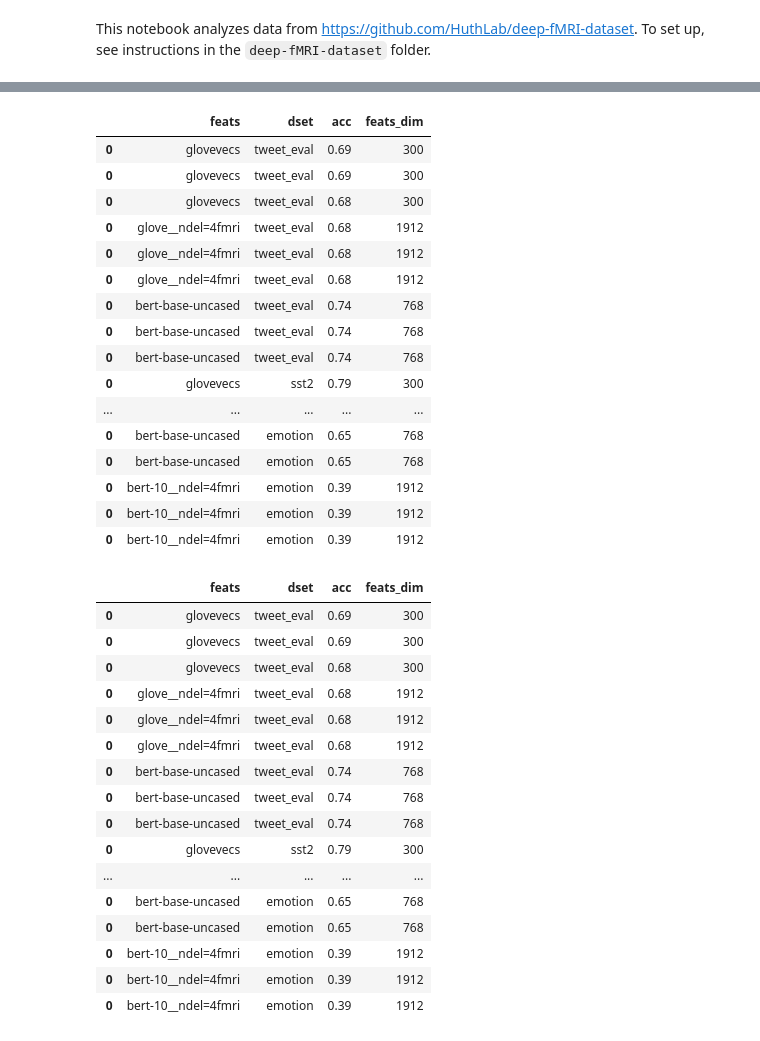
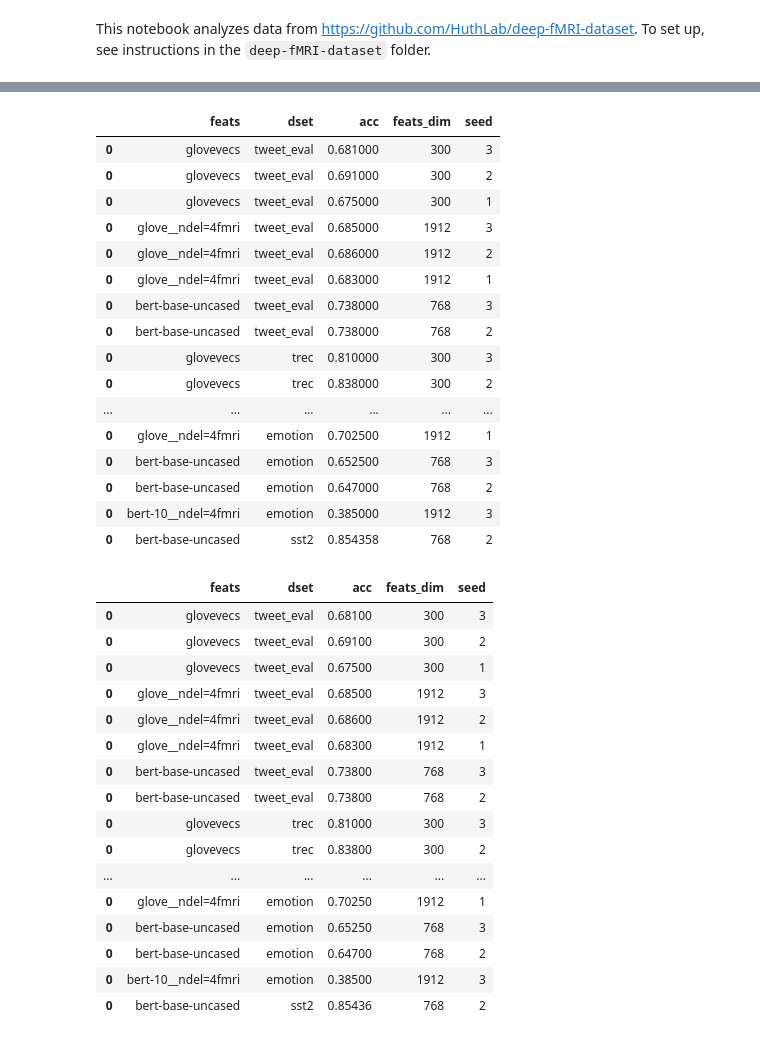
Before and after one commit to microsoft/augmented-interpretable-models, a Jupyter notebook: experimental/fmri/notebooks/02_decoding.ipynb, the cells around one changed output, grey strips where cells are left out. Cells and saved outputs as stored; diff of their text form; code cells hidden in the pictures.

```diff
--- a/experimental/fmri/notebooks/02_decoding.ipynb
+++ b/experimental/fmri/notebooks/02_decoding.ipynb
@@ -32,52 +29,52 @@ The autoreload extension is already loaded. To reload it, use:
 # %%
-save_dir = '/home/chansingh/mntv1/deep-fMRI/results/linear_models/oct17'
+save_dir = '/home/chansingh/mntv1/deep-fMRI/results/linear_models/oct20'
 # save_dir = '/home/chansingh/mntv1/deep-fMRI/results/linear_models/subsamp_oct17'
 dfs = []
 fnames = os.listdir(save_dir)[::-1]
 for fname in tqdm(fnames):
     df = pd.read_pickle(join(save_dir, fname))
     # print(fname)
     # display(df)
     dfs.append(df.reset_index())
 d = pd.concat(dfs).drop(columns='coef_')
 # .round(2)
 # d.set_index(['feats', 'dset'], inplace=True)
 d
 # %% [output]
-|  | feats | dset | acc | feats_dim |
-| 0 | glovevecs | tweet_eval | 0.69 | 300 |
-| 0 | glovevecs | tweet_eval | 0.69 | 300 |
-| 0 | glovevecs | tweet_eval | 0.68 | 300 |
-| 0 | glove__ndel=4fmri | tweet_eval | 0.68 | 1912 |
-| 0 | glove__ndel=4fmri | tweet_eval | 0.68 | 1912 |
-| 0 | glove__ndel=4fmri | tweet_eval | 0.68 | 1912 |
-| 0 | bert-base-uncased | tweet_eval | 0.74 | 768 |
-| 0 | bert-base-uncased | tweet_eval | 0.74 | 768 |
-| 0 | bert-base-uncased | tweet_eval | 0.74 | 768 |
-| 0 | glovevecs | sst2 | 0.79 | 300 |
-| ... | ... | ... | ... | ... |
-| 0 | bert-base-uncased | emotion | 0.65 | 768 |
-| 0 | bert-base-uncased | emotion | 0.65 | 768 |
-| 0 | bert-10__ndel=4fmri | emotion | 0.39 | 1912 |
-| 0 | bert-10__ndel=4fmri | emotion | 0.39 | 1912 |
-| 0 | bert-10__ndel=4fmri | emotion | 0.39 | 1912 |
+|  | feats | dset | acc | feats_dim | seed |
+| 0 | glovevecs | tweet_eval | 0.681000 | 300 | 3 |
+| 0 | glovevecs | tweet_eval | 0.691000 | 300 | 2 |
+| 0 | glovevecs | tweet_eval | 0.675000 | 300 | 1 |
+| 0 | glove__ndel=4fmri | tweet_eval | 0.685000 | 1912 | 3 |
+| 0 | glove__ndel=4fmri | tweet_eval | 0.686000 | 1912 | 2 |
+| 0 | glove__ndel=4fmri | tweet_eval | 0.683000 | 1912 | 1 |
+| 0 | bert-base-uncased | tweet_eval | 0.738000 | 768 | 3 |
+| 0 | bert-base-uncased | tweet_eval | 0.738000 | 768 | 2 |
+| 0 | glovevecs | trec | 0.810000 | 300 | 3 |
+| 0 | glovevecs | trec | 0.838000 | 300 | 2 |
+| ... | ... | ... | ... | ... | ... |
+| 0 | glove__ndel=4fmri | emotion | 0.702500 | 1912 | 1 |
+| 0 | bert-base-uncased | emotion | 0.652500 | 768 | 3 |
+| 0 | bert-base-uncased | emotion | 0.647000 | 768 | 2 |
+| 0 | bert-10__ndel=4fmri | emotion | 0.385000 | 1912 | 3 |
+| 0 | bert-base-uncased | sst2 | 0.854358 | 768 | 2 |
 # %%
 d.round(5)
 # %% [output]
-|  | feats | dset | acc | feats_dim |
-| 0 | glovevecs | tweet_eval | 0.69 | 300 |
-| 0 | glovevecs | tweet_eval | 0.69 | 300 |
-| 0 | glovevecs | tweet_eval | 0.68 | 300 |
-| 0 | glove__ndel=4fmri | tweet_eval | 0.68 | 1912 |
-| 0 | glove__ndel=4fmri | tweet_eval | 0.68 | 1912 |
-| 0 | glove__ndel=4fmri | tweet_eval | 0.68 | 1912 |
-| 0 | bert-base-uncased | tweet_eval | 0.74 | 768 |
-| 0 | bert-base-uncased | tweet_eval | 0.74 | 768 |
-| 0 | bert-base-uncased | tweet_eval | 0.74 | 768 |
-| 0 | glovevecs | sst2 | 0.79 | 300 |
-| ... | ... | ... | ... | ... |
-| 0 | bert-base-uncased | emotion | 0.65 | 768 |
-| 0 | bert-base-uncased | emotion | 0.65 | 768 |
-| 0 | bert-10__ndel=4fmri | emotion | 0.39 | 1912 |
-| 0 | bert-10__ndel=4fmri | emotion | 0.39 | 1912 |
-| 0 | bert-10__ndel=4fmri | emotion | 0.39 | 1912 |
+|  | feats | dset | acc | feats_dim | seed |
+| 0 | glovevecs | tweet_eval | 0.68100 | 300 | 3 |
+| 0 | glovevecs | tweet_eval | 0.69100 | 300 | 2 |
+| 0 | glovevecs | tweet_eval | 0.67500 | 300 | 1 |
+| 0 | glove__ndel=4fmri | tweet_eval | 0.68500 | 1912 | 3 |
+| 0 | glove__ndel=4fmri | tweet_eval | 0.68600 | 1912 | 2 |
+| 0 | glove__ndel=4fmri | tweet_eval | 0.68300 | 1912 | 1 |
+| 0 | bert-base-uncased | tweet_eval | 0.73800 | 768 | 3 |
+| 0 | bert-base-uncased | tweet_eval | 0.73800 | 768 | 2 |
+| 0 | glovevecs | trec | 0.81000 | 300 | 3 |
+| 0 | glovevecs | trec | 0.83800 | 300 | 2 |
+| ... | ... | ... | ... | ... | ... |
+| 0 | glove__ndel=4fmri | emotion | 0.70250 | 1912 | 1 |
+| 0 | bert-base-uncased | emotion | 0.65250 | 768 | 3 |
+| 0 | bert-base-uncased | emotion | 0.64700 | 768 | 2 |
+| 0 | bert-10__ndel=4fmri | emotion | 0.38500 | 1912 | 3 |
+| 0 | bert-base-uncased | sst2 | 0.85436 | 768 | 2 |
```
Also changed, not shown: parts of 3 cells of this notebook, 3 other files.
